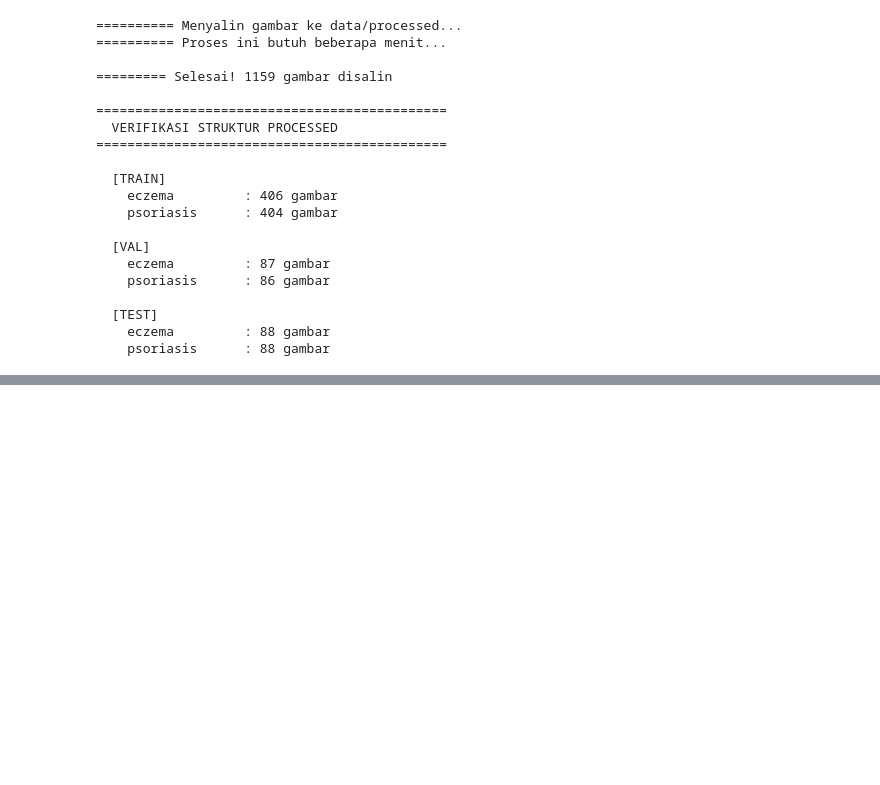
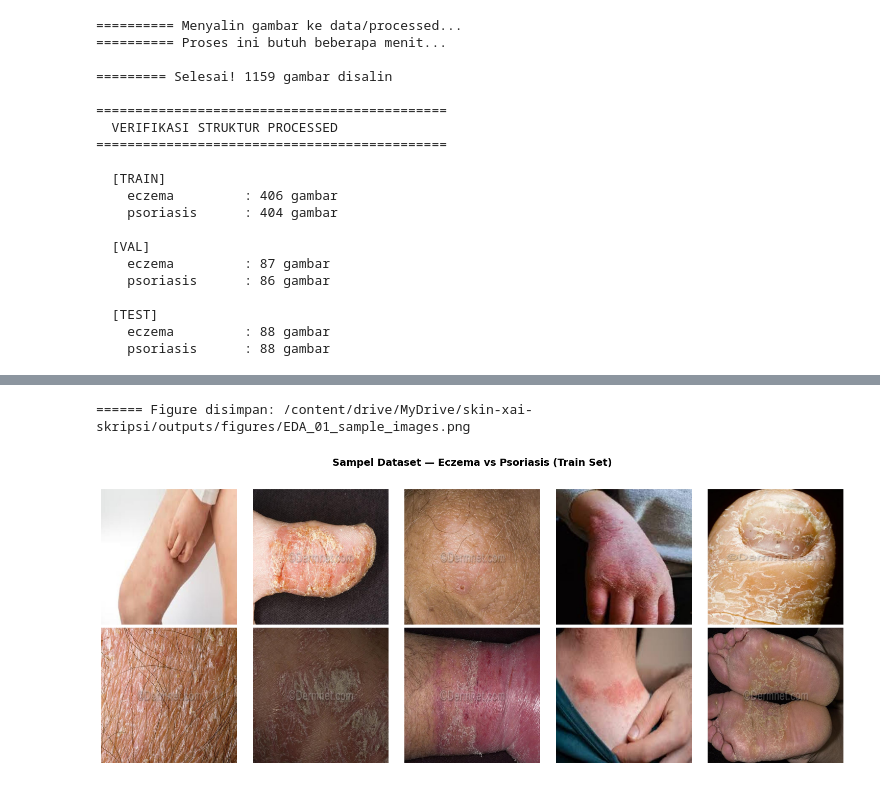
Before and after one commit to srohimatuzz/skin-xai-skripsi, a Jupyter notebook: 00_Setup_and_EDA.ipynb, the cells around one changed output, grey strips where cells are left out. Drawn from its saved outputs; the diff is of its cells as text; code cells hidden in the pictures; blank space fills up the shorter version.

Commit message:
progress: analisis EDA mulai dari ukuran dan warna RGB

```diff
--- a/00_Setup_and_EDA.ipynb
+++ b/00_Setup_and_EDA.ipynb
@@ -534,0 +476,71 @@ for item in sorted(os.listdir(PROJECT_ROOT)):
+# %%
+# ============================================
+# Cell EDA-1 — Visualisasi Sampel Gambar
+# Ini cell pertama EDA. Tujuannya: lihat langsung seperti apa gambar di dataset kamu sebelum menyentuh angka apapun.
+# ============================================
+
+import matplotlib.pyplot as plt
+import matplotlib.image as mpimg
+import os
+import random
+
+random.seed(42)
+
+def visualize_samples(processed_base, n_samples=5):
+    """
+    Tampilkan n_samples gambar per kelas per split.
+    Tujuan: inspeksi visual kualitas dataset.
+    """
+    classes = ["eczema", "psoriasis"]
+    splits  = ["train", "val", "test"]
+
+    fig, axes = plt.subplots(
+        nrows=len(classes),
+        ncols=n_samples,
+        figsize=(n_samples * 3, len(classes) * 3)
+    )
+
+    fig.suptitle(
+        "Sampel Dataset — Eczema vs Psoriasis (Train Set)",
+        fontsize=14, fontweight="bold", y=1.02
+    )
+
+    for row, cls in enumerate(classes):
+        # Ambil dari train set untuk visualisasi
+        cls_path = os.path.join(processed_base, "train", cls)
+        all_files = [f for f in os.listdir(cls_path)
+                     if f.lower().endswith(('.jpg', '.jpeg', '.png'))]
+
+        # Sample acak
+        sampled = random.sample(all_files, min(n_samples, len(all_files)))
+
+        for col, fname in enumerate(sampled):
+            img_path = os.path.join(cls_path, fname)
+            img = mpimg.imread(img_path)
+
+            axes[row][col].imshow(img)
+            axes[row][col].axis("off")
+
+            # Label hanya di kolom pertama
+            if col == 0:
+                axes[row][col].set_ylabel(
+                    cls.upper(),
+                    fontsize=12,
+                    fontweight="bold",
+                    rotation=90,
+                    labelpad=10
+                )
+
+    plt.tight_layout()
+
+    # Simpan ke outputs/figures
+    save_path = f"{PROJECT_ROOT}/outputs/figures/EDA_01_sample_images.png"
+    plt.savefig(save_path, dpi=150, bbox_inches="tight")
+    print(f"====== Figure disimpan: {save_path}")
+    plt.show()
+
+# Jalankan
+visualize_samples(f"{PROJECT_ROOT}/data/processed", n_samples=5)
+# %% [output]
+====== Figure disimpan: /content/drive/MyDrive/skin-xai-skripsi/outputs/figures/EDA_01_sample_images.png
+[figure, added]
```
Also changed, not shown: parts of 11 cells of this notebook.
